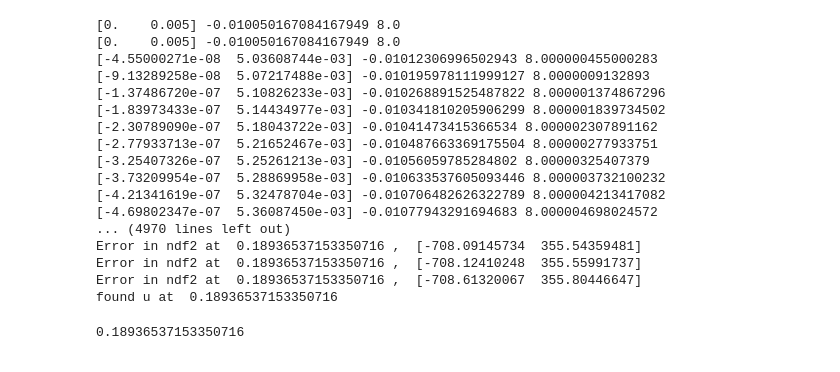
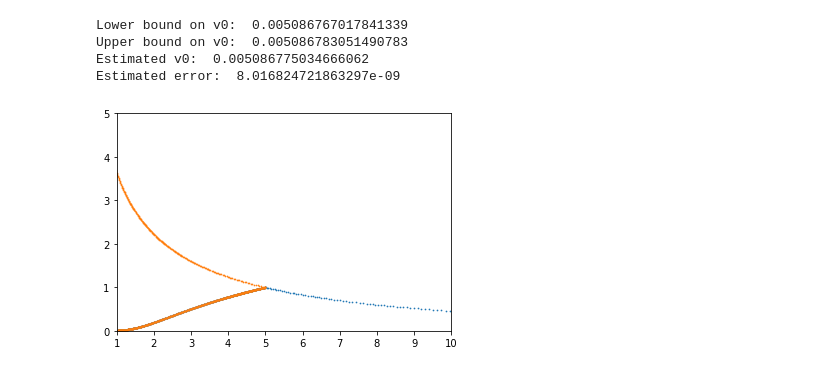
Before and after one commit to bnevs88/neutrino-winds, a Jupyter notebook: neutrino-winds/DE_Solver.ipynb, the cells around one changed output. Saved outputs shown, nothing was run; the diff lists cells and outputs as text; code cells hidden in the pictures.

```diff
--- a/neutrino-winds/DE_Solver.ipynb
+++ b/neutrino-winds/DE_Solver.ipynb
@@ -248,24 +376,11 @@ makePlot(.005,False)
-# %%
-findZeros(.005)
-# %% [output]
-[0.    0.005] -0.010050167084167949 8.0
-[0.    0.005] -0.010050167084167949 8.0
-[-4.55000271e-08  5.03608744e-03] -0.01012306996502943 8.000000455000283
-[-9.13289258e-08  5.07217488e-03] -0.010195978111999127 8.0000009132893
-[-1.37486720e-07  5.10826233e-03] -0.010268891525487822 8.000001374867296
-[-1.83973433e-07  5.14434977e-03] -0.010341810205906299 8.000001839734502
-[-2.30789090e-07  5.18043722e-03] -0.01041473415366534 8.000002307891162
-[-2.77933713e-07  5.21652467e-03] -0.010487663369175504 8.00000277933751
-[-3.25407326e-07  5.25261213e-03] -0.01056059785284802 8.00000325407379
-[-3.73209954e-07  5.28869958e-03] -0.010633537605093446 8.000003732100232
-[-4.21341619e-07  5.32478704e-03] -0.010706482626322789 8.000004213417082
-[-4.69802347e-07  5.36087450e-03] -0.01077943291694683 8.000004698024572
-... (4970 lines left out)
-Error in ndf2 at  0.18936537153350716 ,  [-708.09145734  355.54359481]
-Error in ndf2 at  0.18936537153350716 ,  [-708.12410248  355.55991737]
-Error in ndf2 at  0.18936537153350716 ,  [-708.61320067  355.80446647]
-found u at  0.18936537153350716
-0.18936537153350716
+# %%
+findV0(.004,.006,.001,1e-10,10000,10,5);
+# %% [output]
+Lower bound on v0:  0.005086767017841339
+Upper bound on v0:  0.005086783051490783
+Estimated v0:  0.005086775034666062
+Estimated error:  8.016824721863297e-09
+[figure, added]
 # %%
 #Testing the CoupledRungeKuttaStep function with a known DE
 #It works as expected
```
Also changed, not shown: parts of 5 cells of this notebook.
